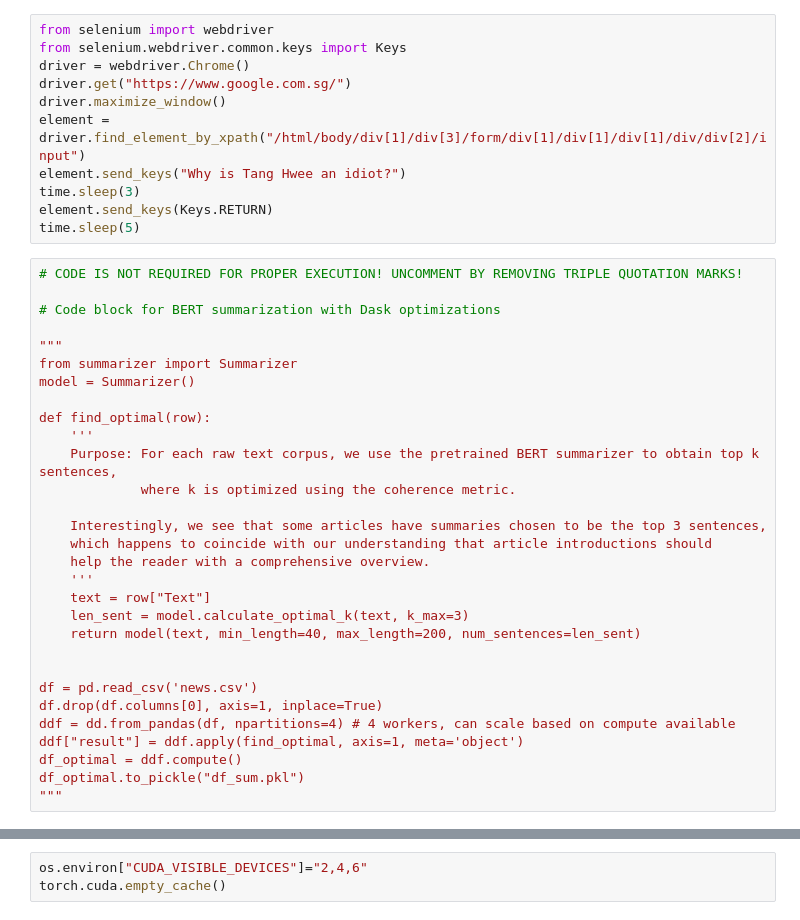
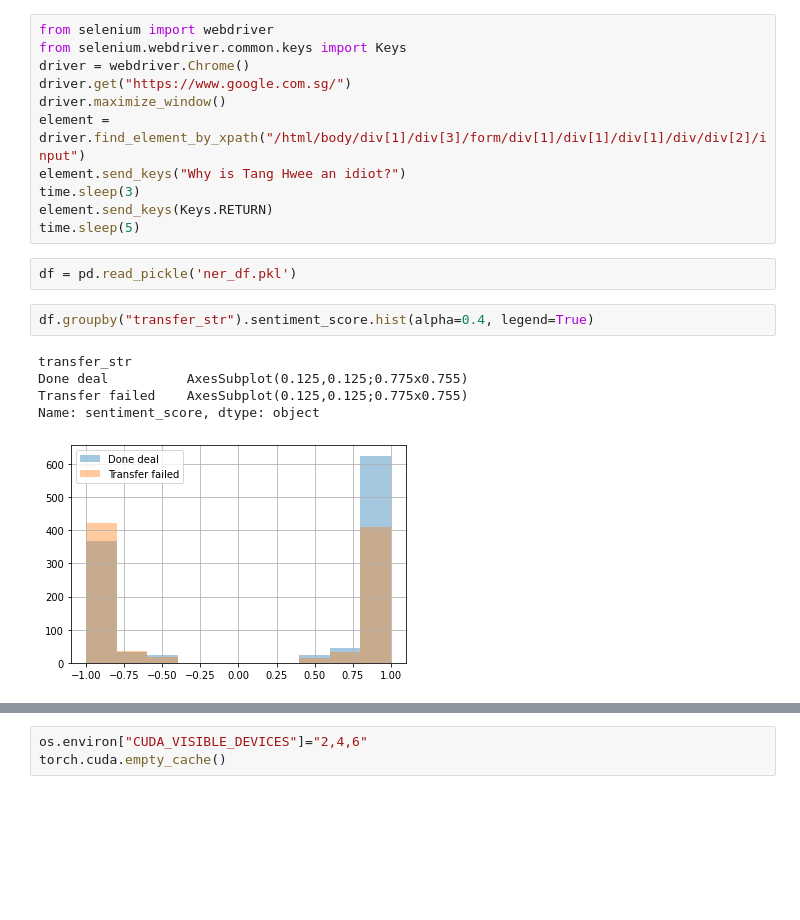
Before and after one commit to kenghweeng/sports-messiest-news, a Jupyter notebook: Untitled.ipynb, the cells around one changed output, grey strips where cells are left out. Drawn from its saved outputs; the diff is of its cells as text; blank space fills up the shorter version.

```diff
--- a/Untitled.ipynb
+++ b/Untitled.ipynb
@@ -9,36 +9,16 @@ element.send_keys("Why is Tang Hwee an idiot?")
 time.sleep(3)
 element.send_keys(Keys.RETURN)
 time.sleep(5)
-# %%
-# CODE IS NOT REQUIRED FOR PROPER EXECUTION! UNCOMMENT BY REMOVING TRIPLE QUOTATION MARKS!
-
-# Code block for BERT summarization with Dask optimizations
-
-"""
-from summarizer import Summarizer
-model = Summarizer()
-
-def find_optimal(row):
-    '''
-    Purpose: For each raw text corpus, we use the pretrained BERT summarizer to obtain top k sentences,
-             where k is optimized using the coherence metric.
-
-    Interestingly, we see that some articles have summaries chosen to be the top 3 sentences,
-    which happens to coincide with our understanding that article introductions should
-    help the reader with a comprehensive overview.
-    '''
-    text = row["Text"]
-    len_sent = model.calculate_optimal_k(text, k_max=3)
-    return model(text, min_length=40, max_length=200, num_sentences=len_sent)
-
-
-df = pd.read_csv('news.csv')
-df.drop(df.columns[0], axis=1, inplace=True)
-ddf = dd.from_pandas(df, npartitions=4) # 4 workers, can scale based on compute available
-ddf["result"] = ddf.apply(find_optimal, axis=1, meta='object')
-df_optimal = ddf.compute()
-df_optimal.to_pickle("df_sum.pkl")
-"""
+# %%
+df = pd.read_pickle('ner_df.pkl')
+# %%
+df.groupby("transfer_str").sentiment_score.hist(alpha=0.4, legend=True)
+# %% [output]
+transfer_str
+Done deal          AxesSubplot(0.125,0.125;0.775x0.755)
+Transfer failed    AxesSubplot(0.125,0.125;0.775x0.755)
+Name: sentiment_score, dtype: object
+[figure, added]
 # %%
 %load_ext autoreload
 
```
Also changed, not shown: parts of 2 cells of this notebook, 9 other files.
